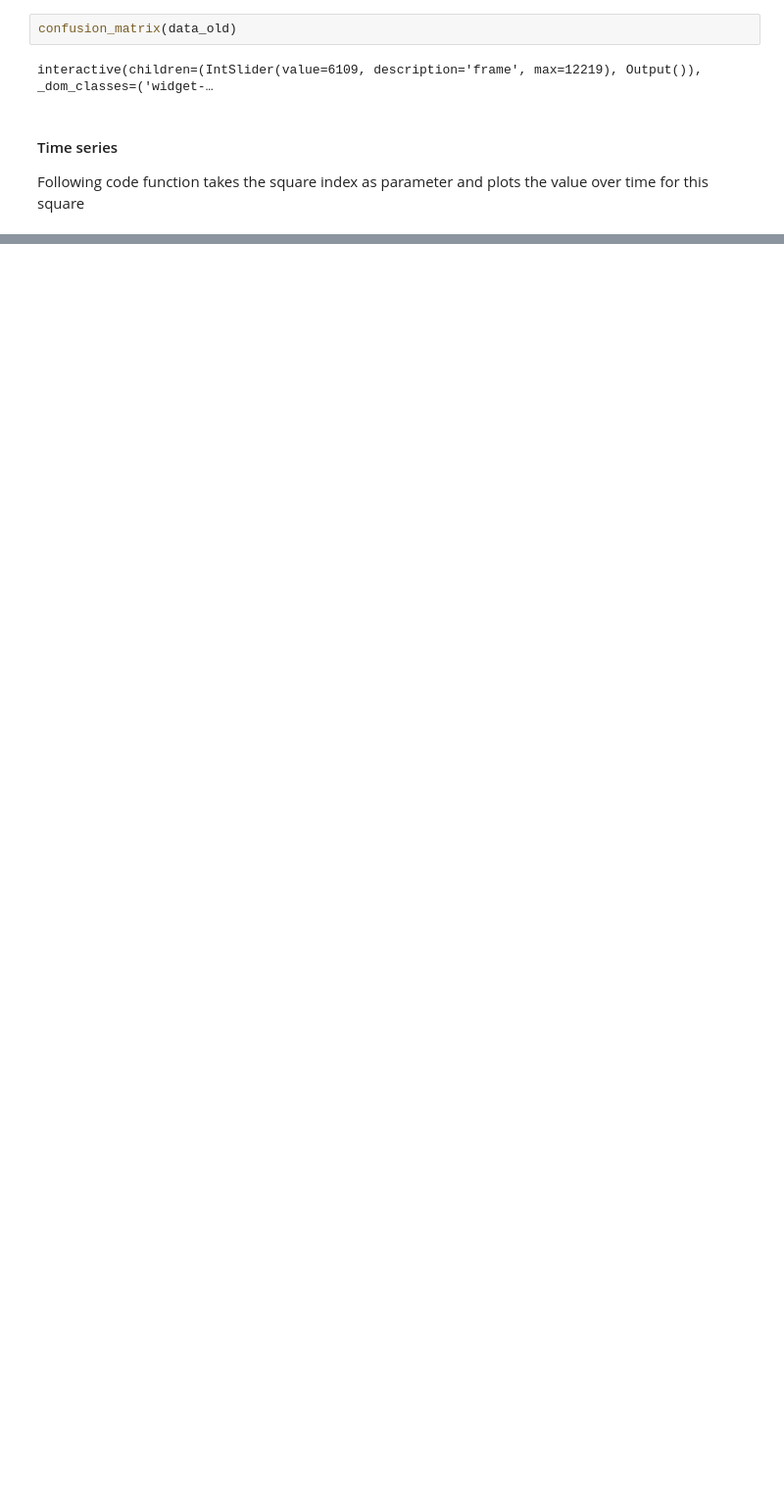
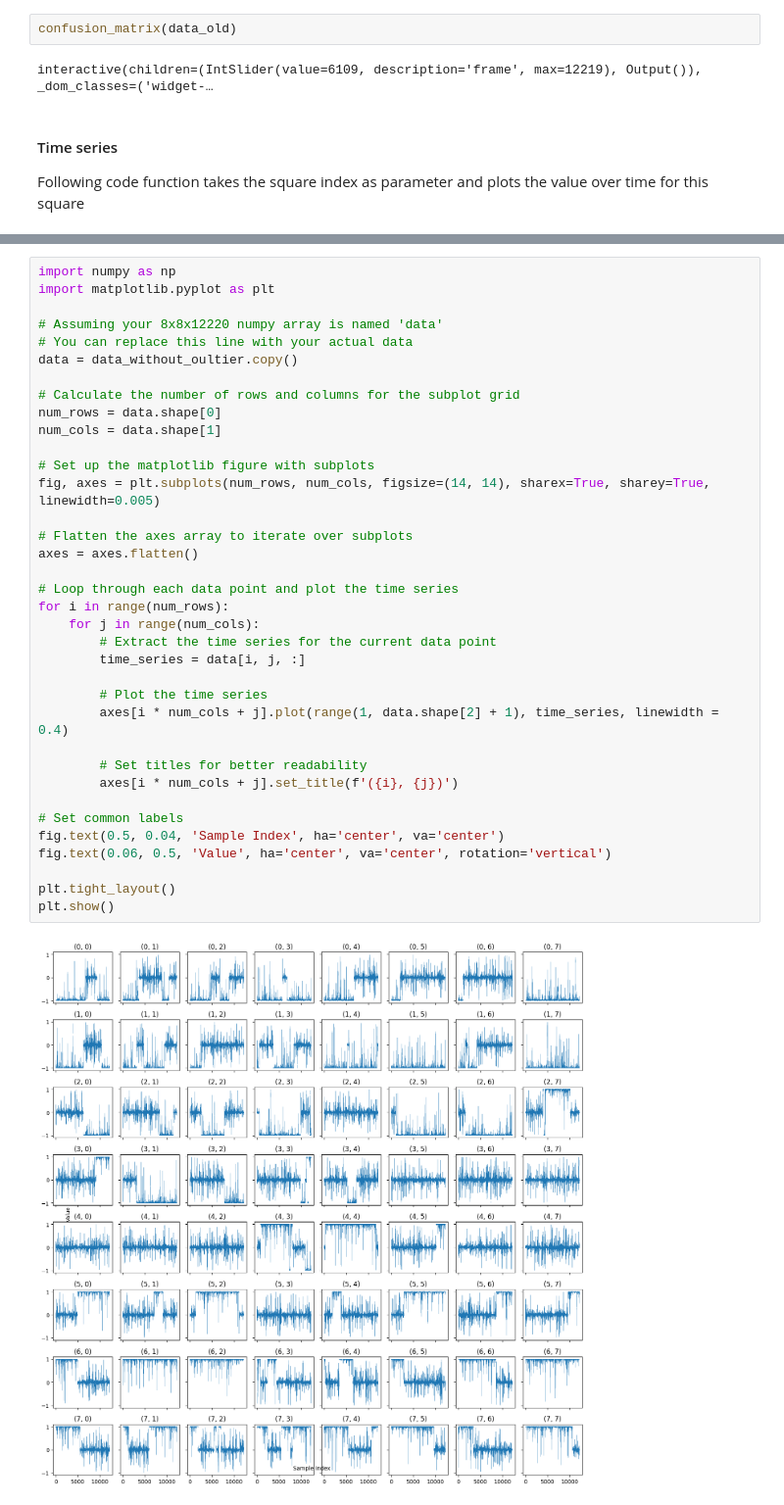
Before and after one commit to juergenstumpf01/KDDM2, a Jupyter notebook: data_checkout.ipynb, the cells around one changed output, grey strips where cells are left out. Shown at 98% size. Drawn from its saved outputs; the diff is of its cells as text; blank space fills up the shorter version.

```diff
--- a/data_checkout.ipynb
+++ b/data_checkout.ipynb
@@ -83,0 +100,38 @@ plot_time_series((5, 5), data_old)
+# %%
+import numpy as np
+import matplotlib.pyplot as plt
+
+# Assuming your 8x8x12220 numpy array is named 'data'
+# You can replace this line with your actual data
+data = data_without_oultier.copy()
+
+# Calculate the number of rows and columns for the subplot grid
+num_rows = data.shape[0]
+num_cols = data.shape[1]
+
+# Set up the matplotlib figure with subplots
+fig, axes = plt.subplots(num_rows, num_cols, figsize=(14, 14), sharex=True, sharey=True, linewidth=0.005)
+
+# Flatten the axes array to iterate over subplots
+axes = axes.flatten()
+
+# Loop through each data point and plot the time series
+for i in range(num_rows):
+    for j in range(num_cols):
+        # Extract the time series for the current data point
+        time_series = data[i, j, :]
+
+        # Plot the time series
+        axes[i * num_cols + j].plot(range(1, data.shape[2] + 1), time_series, linewidth = 0.4)
+
+        # Set titles for better readability
+        axes[i * num_cols + j].set_title(f'({i}, {j})')
+
+# Set common labels
+fig.text(0.5, 0.04, 'Sample Index', ha='center', va='center')
+fig.text(0.06, 0.5, 'Value', ha='center', va='center', rotation='vertical')
+
+plt.tight_layout()
+plt.show()
+# %% [output]
+[figure, added]
```
Also changed, not shown: parts of 9 cells of this notebook.
